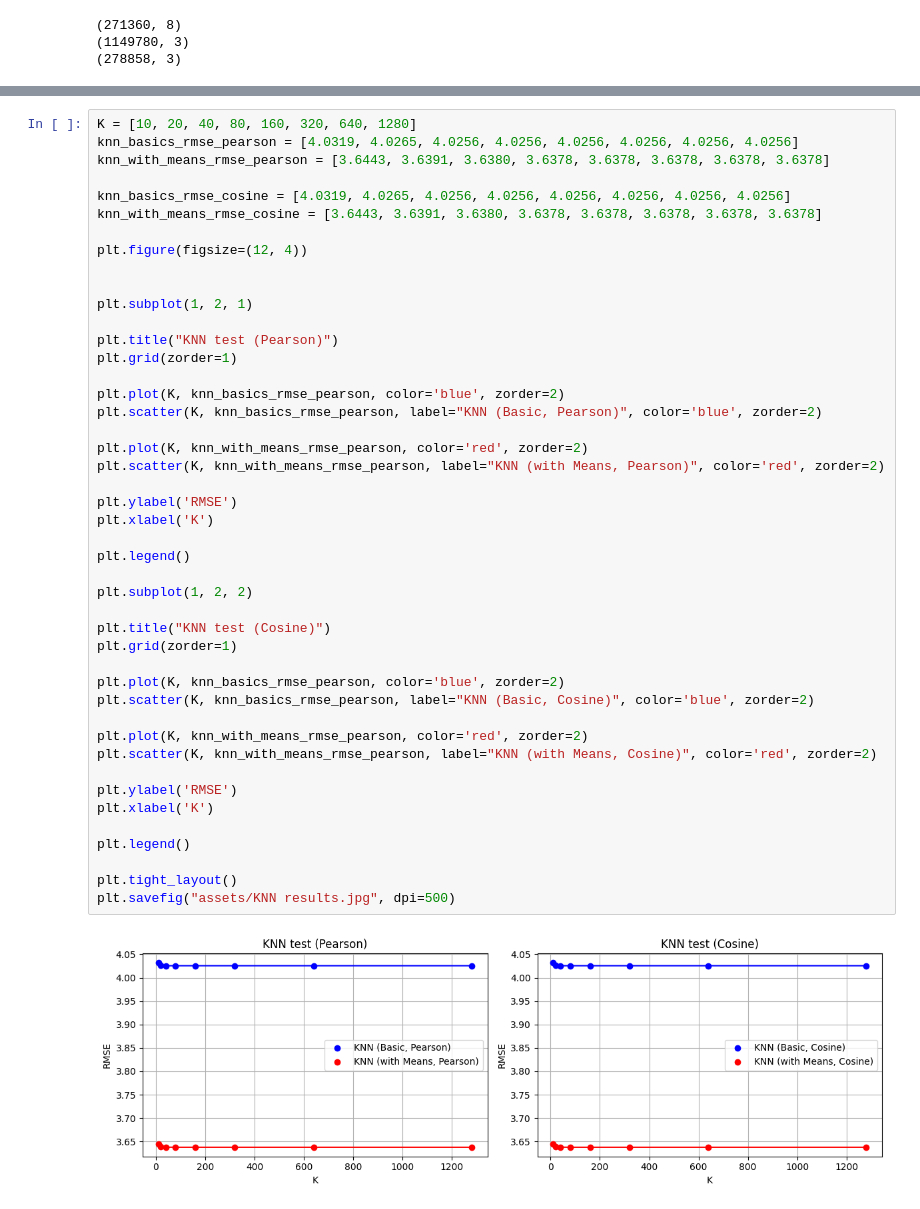
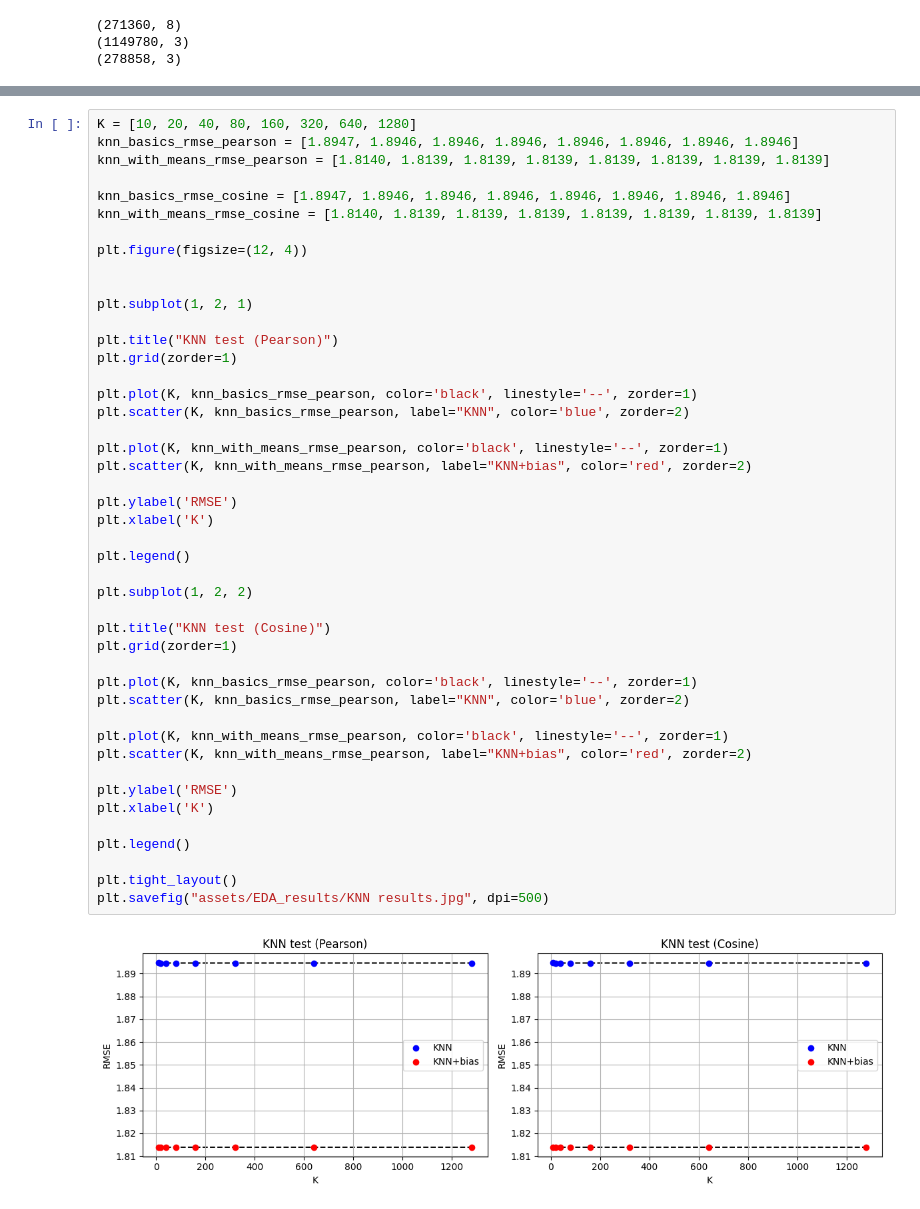
Before and after one commit to drawcodeboy/RecommenderSystem-TermProject, a Jupyter notebook: EDA.ipynb, the cells around one changed output, grey strips where cells are left out. Drawn from its saved outputs; the diff is of its cells as text.

```diff
--- a/EDA.ipynb
+++ b/EDA.ipynb
@@ -192,50 +154,50 @@ Model = KNNWithMeans        , K = 1280, Sim = cosine, RMSE = 3.6378
 # %%
 K = [10, 20, 40, 80, 160, 320, 640, 1280]
-knn_basics_rmse_pearson = [4.0319, 4.0265, 4.0256, 4.0256, 4.0256, 4.0256, 4.0256, 4.0256]
-knn_with_means_rmse_pearson = [3.6443, 3.6391, 3.6380, 3.6378, 3.6378, 3.6378, 3.6378, 3.6378]
+knn_basics_rmse_pearson = [1.8947, 1.8946, 1.8946, 1.8946, 1.8946, 1.8946, 1.8946, 1.8946]
+knn_with_means_rmse_pearson = [1.8140, 1.8139, 1.8139, 1.8139, 1.8139, 1.8139, 1.8139, 1.8139]
 
-knn_basics_rmse_cosine = [4.0319, 4.0265, 4.0256, 4.0256, 4.0256, 4.0256, 4.0256, 4.0256]
-knn_with_means_rmse_cosine = [3.6443, 3.6391, 3.6380, 3.6378, 3.6378, 3.6378, 3.6378, 3.6378]
+knn_basics_rmse_cosine = [1.8947, 1.8946, 1.8946, 1.8946, 1.8946, 1.8946, 1.8946, 1.8946]
+knn_with_means_rmse_cosine = [1.8140, 1.8139, 1.8139, 1.8139, 1.8139, 1.8139, 1.8139, 1.8139]
 
 plt.figure(figsize=(12, 4))
 
 
 plt.subplot(1, 2, 1)
 
 plt.title("KNN test (Pearson)")
 plt.grid(zorder=1)
 
-plt.plot(K, knn_basics_rmse_pearson, color='blue', zorder=2)
-plt.scatter(K, knn_basics_rmse_pearson, label="KNN (Basic, Pearson)", color='blue', zorder=2)
+plt.plot(K, knn_basics_rmse_pearson, color='black', linestyle='--', zorder=1)
+plt.scatter(K, knn_basics_rmse_pearson, label="KNN", color='blue', zorder=2)
 
-plt.plot(K, knn_with_means_rmse_pearson, color='red', zorder=2)
-plt.scatter(K, knn_with_means_rmse_pearson, label="KNN (with Means, Pearson)", color='red', zorder=2)
+plt.plot(K, knn_with_means_rmse_pearson, color='black', linestyle='--', zorder=1)
+plt.scatter(K, knn_with_means_rmse_pearson, label="KNN+bias", color='red', zorder=2)
 
 plt.ylabel('RMSE')
 plt.xlabel('K')
 
 plt.legend()
 
 plt.subplot(1, 2, 2)
 
 plt.title("KNN test (Cosine)")
 plt.grid(zorder=1)
 
-plt.plot(K, knn_basics_rmse_pearson, color='blue', zorder=2)
-plt.scatter(K, knn_basics_rmse_pearson, label="KNN (Basic, Cosine)", color='blue', zorder=2)
+plt.plot(K, knn_basics_rmse_pearson, color='black', linestyle='--', zorder=1)
+plt.scatter(K, knn_basics_rmse_pearson, label="KNN", color='blue', zorder=2)
 
-plt.plot(K, knn_with_means_rmse_pearson, color='red', zorder=2)
-plt.scatter(K, knn_with_means_rmse_pearson, label="KNN (with Means, Cosine)", color='red', zorder=2)
+plt.plot(K, knn_with_means_rmse_pearson, color='black', linestyle='--', zorder=1)
+plt.scatter(K, knn_with_means_rmse_pearson, label="KNN+bias", color='red', zorder=2)
 
 plt.ylabel('RMSE')
 plt.xlabel('K')
 
 plt.legend()
 
 plt.tight_layout()
-plt.savefig("assets/KNN results.jpg", dpi=500)
+plt.savefig("assets/EDA_results/KNN results.jpg", dpi=500)
 # %% [output]
-[figure, old version]
+[figure, new version]
 # %%
 plt.figure(figsize=(8, 4))
 
```
Also changed, not shown: parts of 21 cells of this notebook, 20 other files.
